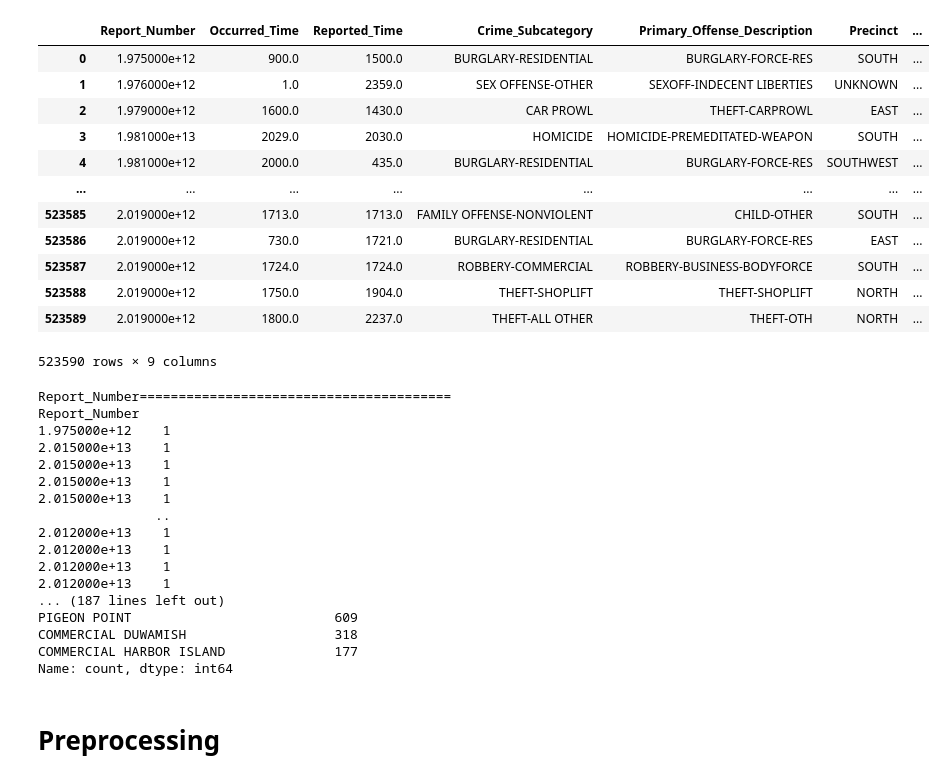
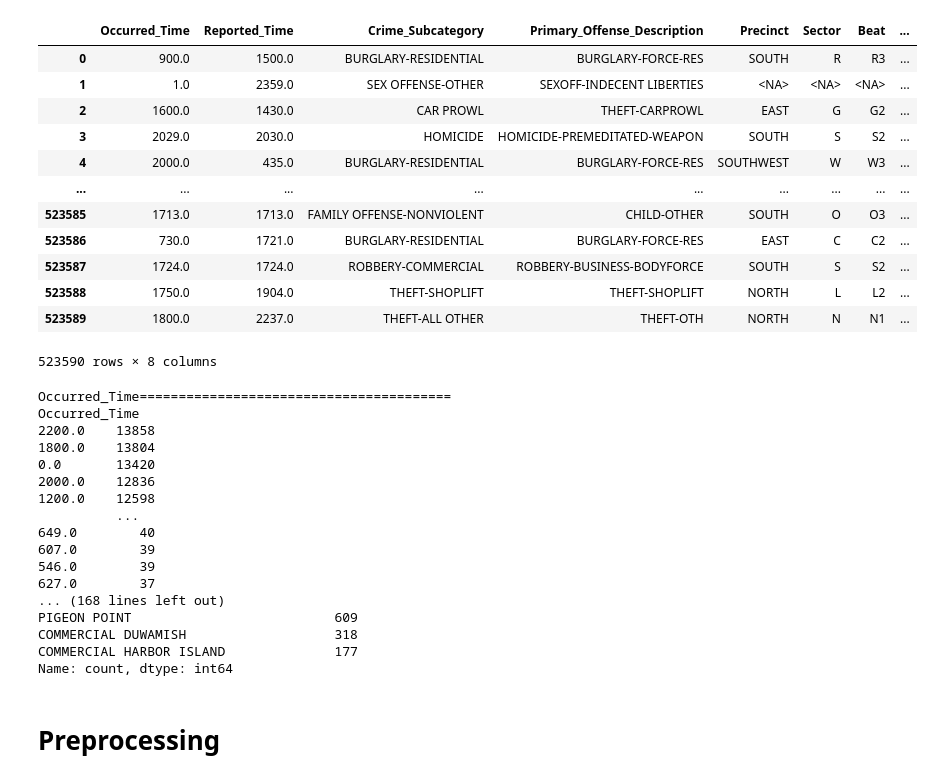
Before and after one commit to Maustrian3/ML24, a Jupyter notebook: exercise-1/seattle_crime_preprocessing.ipynb, the cells around one changed output. Cells and saved outputs as stored; diff of their text form; code cells hidden in the pictures.

```diff
--- a/exercise-1/seattle_crime_preprocessing.ipynb
+++ b/exercise-1/seattle_crime_preprocessing.ipynb
@@ -1,32 +19,29 @@
 # %%
-from scipy.io import arff
-import pandas as pd
-import matplotlib.pyplot as plt
-from sklearn.model_selection import train_test_split
-from sklearn.preprocessing import LabelEncoder, OneHotEncoder, OrdinalEncoder
-
 path = "../datasets/"
 data = arff.loadarff('%sSeattle_Crime_Data_06-23-2019-4.arff' % path)
 df = pd.DataFrame(data[0])
 for column in df.columns:
     # decode bytes to string for each column
     df[column] = df[column].apply(lambda x: x.decode() if isinstance(x, bytes) else x)
 
+df = df.drop('Report_Number', axis=1)
+original_dtypes = df.dtypes
+df.replace(['NONE', '?', '', 'None', b'', np.NaN, 'UNKNOWN'], pd.NA, inplace=True)
 df
 # %% [output]
-|  | Report_Number | Occurred_Time | Reported_Time | Crime_Subcategory | Primary_Offense_Description | Precinct | ... |
-| 0 | 1.975000e+12 | 900.0 | 1500.0 | BURGLARY-RESIDENTIAL | BURGLARY-FORCE-RES | SOUTH | ... |
-| 1 | 1.976000e+12 | 1.0 | 2359.0 | SEX OFFENSE-OTHER | SEXOFF-INDECENT LIBERTIES | UNKNOWN | ... |
-| 2 | 1.979000e+12 | 1600.0 | 1430.0 | CAR PROWL | THEFT-CARPROWL | EAST | ... |
-| 3 | 1.981000e+13 | 2029.0 | 2030.0 | HOMICIDE | HOMICIDE-PREMEDITATED-WEAPON | SOUTH | ... |
-| 4 | 1.981000e+12 | 2000.0 | 435.0 | BURGLARY-RESIDENTIAL | BURGLARY-FORCE-RES | SOUTHWEST | ... |
-| ... | ... | ... | ... | ... | ... | ... | ... |
-| 523585 | 2.019000e+12 | 1713.0 | 1713.0 | FAMILY OFFENSE-NONVIOLENT | CHILD-OTHER | SOUTH | ... |
-| 523586 | 2.019000e+12 | 730.0 | 1721.0 | BURGLARY-RESIDENTIAL | BURGLARY-FORCE-RES | EAST | ... |
-| 523587 | 2.019000e+12 | 1724.0 | 1724.0 | ROBBERY-COMMERCIAL | ROBBERY-BUSINESS-BODYFORCE | SOUTH | ... |
-| 523588 | 2.019000e+12 | 1750.0 | 1904.0 | THEFT-SHOPLIFT | THEFT-SHOPLIFT | NORTH | ... |
-| 523589 | 2.019000e+12 | 1800.0 | 2237.0 | THEFT-ALL OTHER | THEFT-OTH | NORTH | ... |
+|  | Occurred_Time | Reported_Time | Crime_Subcategory | Primary_Offense_Description | Precinct | Sector | Beat | ... |
+| 0 | 900.0 | 1500.0 | BURGLARY-RESIDENTIAL | BURGLARY-FORCE-RES | SOUTH | R | R3 | ... |
+| 1 | 1.0 | 2359.0 | SEX OFFENSE-OTHER | SEXOFF-INDECENT LIBERTIES | <NA> | <NA> | <NA> | ... |
+| 2 | 1600.0 | 1430.0 | CAR PROWL | THEFT-CARPROWL | EAST | G | G2 | ... |
+| 3 | 2029.0 | 2030.0 | HOMICIDE | HOMICIDE-PREMEDITATED-WEAPON | SOUTH | S | S2 | ... |
+| 4 | 2000.0 | 435.0 | BURGLARY-RESIDENTIAL | BURGLARY-FORCE-RES | SOUTHWEST | W | W3 | ... |
+| ... | ... | ... | ... | ... | ... | ... | ... | ... |
+| 523585 | 1713.0 | 1713.0 | FAMILY OFFENSE-NONVIOLENT | CHILD-OTHER | SOUTH | O | O3 | ... |
+| 523586 | 730.0 | 1721.0 | BURGLARY-RESIDENTIAL | BURGLARY-FORCE-RES | EAST | C | C2 | ... |
+| 523587 | 1724.0 | 1724.0 | ROBBERY-COMMERCIAL | ROBBERY-BUSINESS-BODYFORCE | SOUTH | S | S2 | ... |
+| 523588 | 1750.0 | 1904.0 | THEFT-SHOPLIFT | THEFT-SHOPLIFT | NORTH | L | L2 | ... |
+| 523589 | 1800.0 | 2237.0 | THEFT-ALL OTHER | THEFT-OTH | NORTH | N | N1 | ... |
-523590 rows × 9 columns
+523590 rows × 8 columns
 # %%
 for column in df.columns:
     if df.columns.dtype == object:
@@ -34,19 +49,19 @@ for column in df.columns:
         value_counts = df[column].value_counts()
         print(value_counts)
 # %% [output]
-Report_Number========================================
-Report_Number
-1.975000e+12    1
-2.015000e+13    1
-2.015000e+13    1
-2.015000e+13    1
-2.015000e+13    1
-               ..
-2.012000e+13    1
-2.012000e+13    1
-2.012000e+13    1
-2.012000e+13    1
-... (187 lines left out)
+Occurred_Time========================================
+Occurred_Time
+2200.0    13858
+1800.0    13804
+0.0       13420
+2000.0    12836
+1200.0    12598
+          ...
+649.0        40
+607.0        39
+546.0        39
+627.0        37
+... (168 lines left out)
 PIGEON POINT                          609
 COMMERCIAL DUWAMISH                   318
 COMMERCIAL HARBOR ISLAND              177
```
Also changed, not shown: parts of 31 cells of this notebook.
